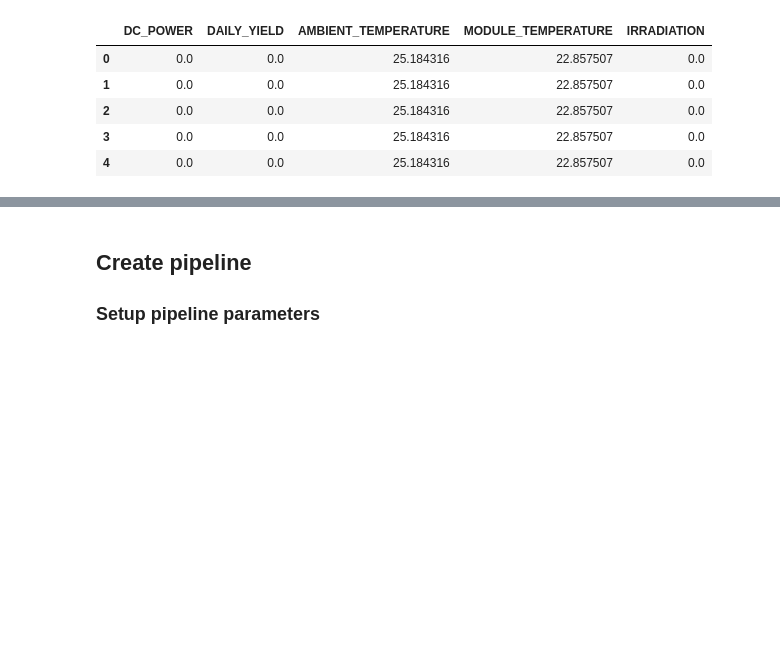
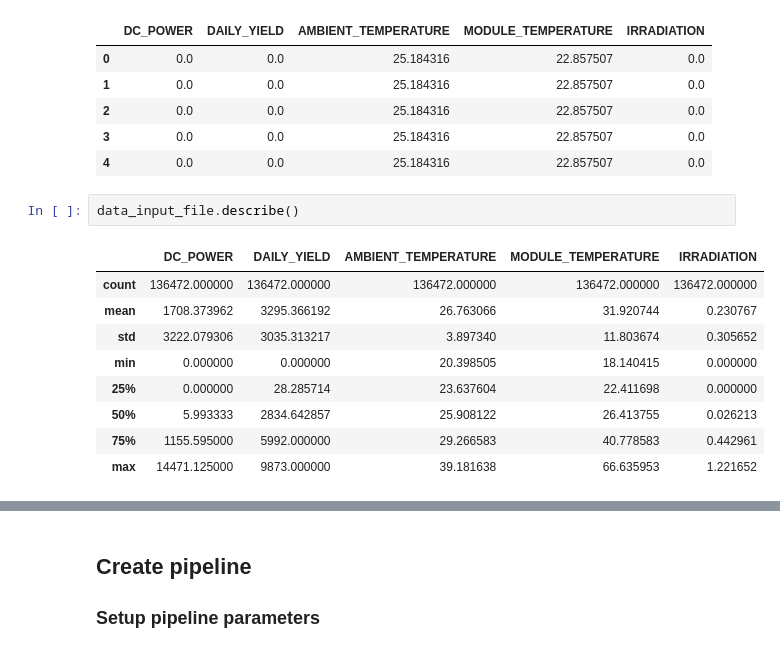
Before and after one commit to Maram99Alhinai/Solar-Power-Forecasting, a Jupyter notebook: Solar2.ipynb, the cells around one changed output, grey strips where cells are left out. Drawn from its saved outputs; the diff is of its cells as text; blank space fills up the shorter version.

```diff
--- a/Solar2.ipynb
+++ b/Solar2.ipynb
@@ -262,6 +270,18 @@ data_input_file.head()
 | 2 | 0.0 | 0.0 | 25.184316 | 22.857507 | 0.0 |
 | 3 | 0.0 | 0.0 | 25.184316 | 22.857507 | 0.0 |
 | 4 | 0.0 | 0.0 | 25.184316 | 22.857507 | 0.0 |
+# %%
+data_input_file.describe()
+# %% [output]
+|  | DC_POWER | DAILY_YIELD | AMBIENT_TEMPERATURE | MODULE_TEMPERATURE | IRRADIATION |
+| count | 136472.000000 | 136472.000000 | 136472.000000 | 136472.000000 | 136472.000000 |
+| mean | 1708.373962 | 3295.366192 | 26.763066 | 31.920744 | 0.230767 |
+| std | 3222.079306 | 3035.313217 | 3.897340 | 11.803674 | 0.305652 |
+| min | 0.000000 | 0.000000 | 20.398505 | 18.140415 | 0.000000 |
+| 25% | 0.000000 | 28.285714 | 23.637604 | 22.411698 | 0.000000 |
+| 50% | 5.993333 | 2834.642857 | 25.908122 | 26.413755 | 0.026213 |
+| 75% | 1155.595000 | 5992.000000 | 29.266583 | 40.778583 | 0.442961 |
+| max | 14471.125000 | 9873.000000 | 39.181638 | 66.635953 | 1.221652 |
 # %%
 #check if data in bucket_name
 
```
Also changed, not shown: parts of 15 cells of this notebook, 1 other file.
